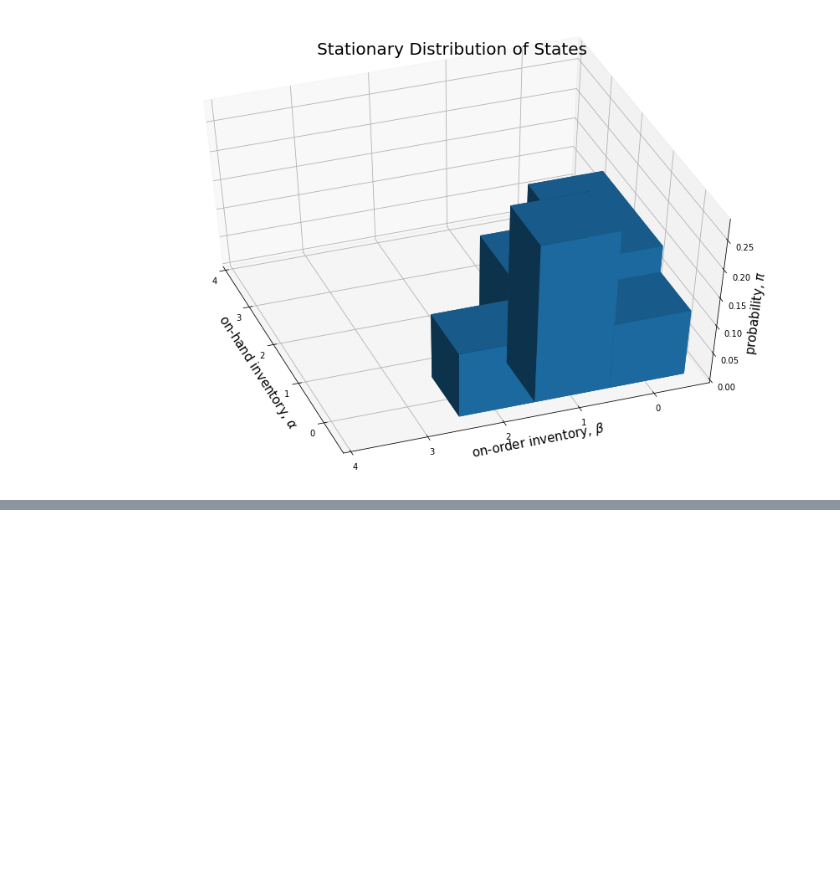
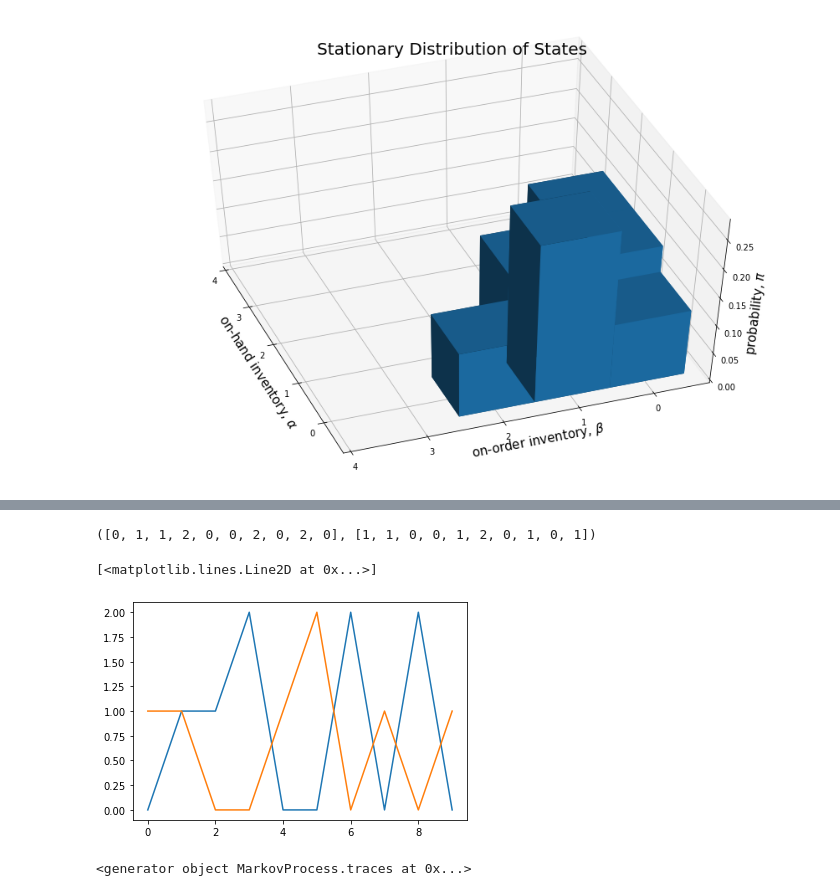
Before and after one commit to LearnableLoopAI/portfolio2, a Jupyter notebook: _notebooks/2022-06-24-InventoryManagement1_PORT.ipynb, the cells around one changed output, grey strips where cells are left out. Saved outputs shown, nothing was run; the diff lists cells and outputs as text; code cells hidden in the pictures; blank space fills up the shorter version.

```diff
--- a/_notebooks/2022-06-24-InventoryManagement1_PORT.ipynb
+++ b/_notebooks/2022-06-24-InventoryManagement1_PORT.ipynb
@@ -730,0 +783,2 @@ plt.show()
+# %%
+gen = si_mp.simulate(start_state_distribution=ssd); gen
@@ -730,0 +791,3 @@ plt.show()
+# %%
+a_trace = [list(next(gen)) for i in range(10)]; a_trace
+# [(list(next(gen))[0].on_hand,list(next(gen))[0].on_order) for i in range(10)]
@@ -730,0 +796,2 @@ plt.show()
+# %%
+list_of_tuples = [(state[0].on_hand, state[0].on_order) for state in a_trace]; list_of_tuples
@@ -730,0 +809,11 @@ plt.show()
+# %%
+alpha, beta = [list(tup) for tup in zip(*list_of_tuples)]; alpha, beta
+# %% [output]
+([0, 1, 1, 2, 0, 0, 2, 0, 2, 0], [1, 1, 0, 0, 1, 2, 0, 1, 0, 1])
+# %%
+import matplotlib.pyplot as plt
+plt.plot(alpha)
+plt.plot(beta)
+# %% [output]
+[<matplotlib.lines.Line2D at 0x...>]
+[figure, added]
@@ -730,0 +823,4 @@ plt.show()
+# %%
+gen = si_mp.traces(start_state_distribution=ssd); gen
+# %% [output]
+<generator object MarkovProcess.traces at 0x...>
```
Also changed, not shown: parts of 16 cells of this notebook.
